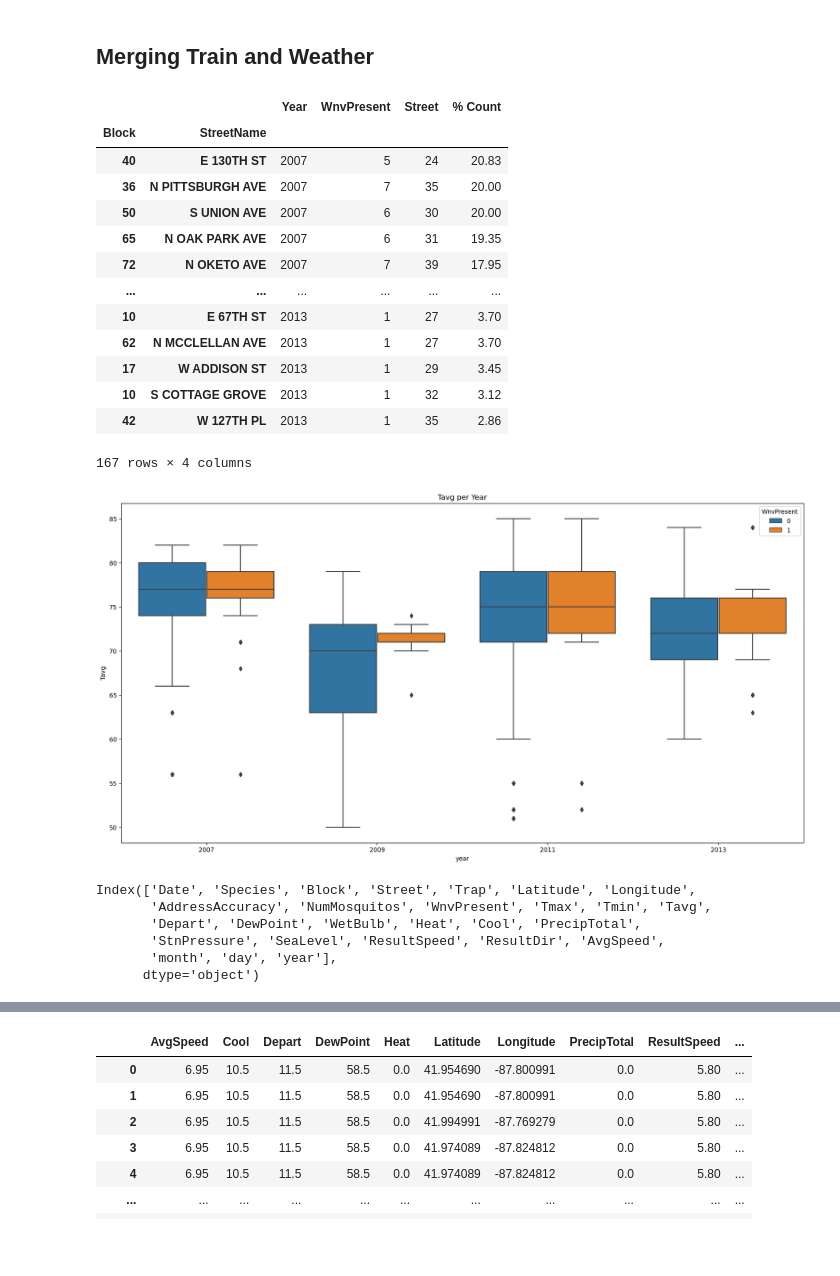
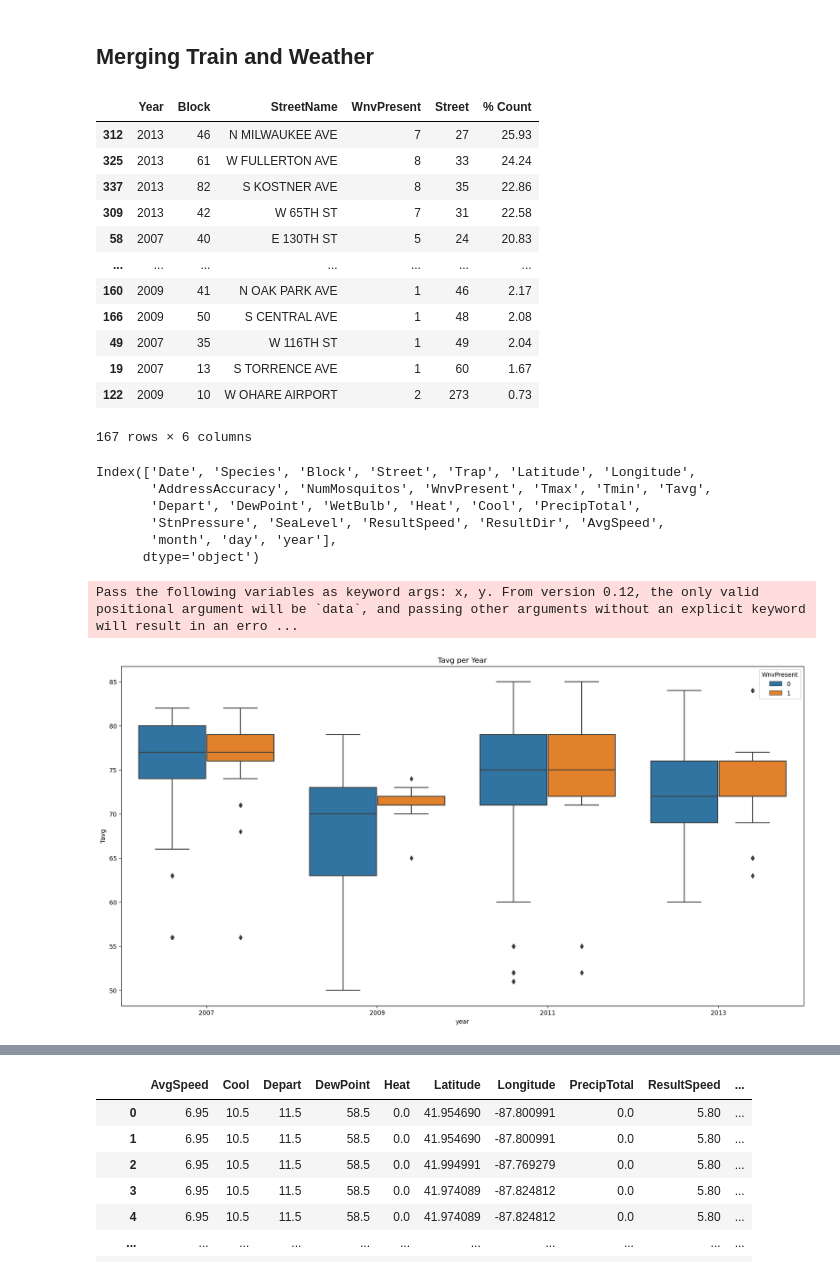
Before and after one commit to evanwmeeks/Springboard, a Jupyter notebook: Capstone 2/Capstone 2 - West Nile Virus Prediction.ipynb, the cells around one changed output, grey strips where cells are left out. Saved outputs shown, nothing was run; the diff lists cells and outputs as text; code cells hidden in the pictures; blank space fills up the shorter version.

```diff
--- a/Capstone 2/Capstone 2 - West Nile Virus Prediction.ipynb
+++ b/Capstone 2/Capstone 2 - West Nile Virus Prediction.ipynb
@@ -321,16 +315,12 @@ weather.Sunset.replace('1760','1800',inplace=True)
 weather.Sunset.replace('1660','1700',inplace=True)
 # %%
 #Converting columns to int type
-weather[['Tavg', 'Depart', 'WetBulb', 'Heat', 'Cool',
-                   'WetBulb', 'Heat', 'Cool','Tavg'] ]=weather[['Tavg', 'Depart',
-                   'WetBulb', 'Heat', 'Cool','WetBulb',
-                   'Heat', 'Cool','Tavg' ]].apply(pd.to_numeric)
+weather[['Tavg', 'Depart', 'WetBulb', 'Heat', 'Cool' ]]=weather[['Tavg', 'Depart',
+                   'WetBulb', 'Heat', 'Cool']].apply(pd.to_numeric)
 # %%
 #Converting Columns to float type
-weather[['PrecipTotal','StnPressure', 'SeaLevel', 'AvgSpeed',
-                   'PrecipTotal', 'StnPressure','SeaLevel', 'AvgSpeed'] ]=weather[[
-                    'PrecipTotal','StnPressure', 'SeaLevel', 'AvgSpeed','PrecipTotal',
-                    'StnPressure','SeaLevel', 'AvgSpeed' ]].apply(pd.to_numeric, downcast='float')
+weather[['PrecipTotal','StnPressure', 'SeaLevel', 'AvgSpeed']]=weather[[
+                    'PrecipTotal','StnPressure', 'SeaLevel', 'AvgSpeed']].apply(pd.to_numeric, downcast='float')
 # %%
 #Finding average of weather data between the two stations by date
 weather = weather.drop("Station", axis = 1)
@@ -368,39 +358,50 @@ merged['year']=merged.Date.apply(create_year).apply(pd.to_numeric)
 # %%
 #Finding the streets with the highest virus concentration
 x = merged.groupby(['year','Block','Street'])['WnvPresent'].sum()
 y = merged.groupby(['year','Block','Street'])['Street'].count()
 
 z = pd.concat([x,y], axis=1)
 z['% Count'] = np.round(x/y,4)*100
 
 z.index.rename(['Year','Block','StreetName'],inplace=True)
 z.reset_index(inplace=True, )
-z.set_index(['Block','StreetName'], inplace=True)
+#z.set_index(['Block','StreetName'], inplace=True)
 z.rename({'Stree':'Strt_Rec_Cnt'}, inplace=True)
-z[z['% Count']>0].sort_values(by=['Year','% Count'], ascending=[True,False])
+z[z['% Count']>0].sort_values(by=['% Count'], ascending=[False])
+#pd.DataFrame.to_excel(z[z['% Count']>0].sort_values(by=['% Count'], ascending=[False]),"Location.xlsx")
 # %% [output]
-|  |  | Year | WnvPresent | Street | % Count |
-| Block | StreetName |  |  |  |  |
-| 40 | E 130TH ST | 2007 | 5 | 24 | 20.83 |
-| 36 | N PITTSBURGH AVE | 2007 | 7 | 35 | 20.00 |
-| 50 | S UNION AVE | 2007 | 6 | 30 | 20.00 |
-| 65 | N OAK PARK AVE | 2007 | 6 | 31 | 19.35 |
-| 72 | N OKETO AVE | 2007 | 7 | 39 | 17.95 |
-| ... | ... | ... | ... | ... | ... |
-| 10 | E 67TH ST | 2013 | 1 | 27 | 3.70 |
-| 62 | N MCCLELLAN AVE | 2013 | 1 | 27 | 3.70 |
-| 17 | W ADDISON ST | 2013 | 1 | 29 | 3.45 |
-| 10 | S COTTAGE GROVE | 2013 | 1 | 32 | 3.12 |
-| 42 | W 127TH PL | 2013 | 1 | 35 | 2.86 |
+|  | Year | Block | StreetName | WnvPresent | Street | % Count |
+| 312 | 2013 | 46 | N MILWAUKEE AVE | 7 | 27 | 25.93 |
+| 325 | 2013 | 61 | W FULLERTON AVE | 8 | 33 | 24.24 |
+| 337 | 2013 | 82 | S KOSTNER AVE | 8 | 35 | 22.86 |
+| 309 | 2013 | 42 | W 65TH ST | 7 | 31 | 22.58 |
+| 58 | 2007 | 40 | E 130TH ST | 5 | 24 | 20.83 |
+| ... | ... | ... | ... | ... | ... | ... |
+| 160 | 2009 | 41 | N OAK PARK AVE | 1 | 46 | 2.17 |
+| 166 | 2009 | 50 | S CENTRAL AVE | 1 | 48 | 2.08 |
+| 49 | 2007 | 35 | W 116TH ST | 1 | 49 | 2.04 |
+| 19 | 2007 | 13 | S TORRENCE AVE | 1 | 60 | 1.67 |
+| 122 | 2009 | 10 | W OHARE AIRPORT | 2 | 273 | 0.73 |
-167 rows × 4 columns
+167 rows × 6 columns
+# %%
+merged.columns
+# %% [output]
+Index(['Date', 'Species', 'Block', 'Street', 'Trap', 'Latitude', 'Longitude',
+       'AddressAccuracy', 'NumMosquitos', 'WnvPresent', 'Tmax', 'Tmin', 'Tavg',
+       'Depart', 'DewPoint', 'WetBulb', 'Heat', 'Cool', 'PrecipTotal',
+       'StnPressure', 'SeaLevel', 'ResultSpeed', 'ResultDir', 'AvgSpeed',
+       'month', 'day', 'year'],
+      dtype='object')
 # %%
 # A box plot of the Tavg each year shows that both warmer years and less volatile temperature differences
 # during said year typically produced more WNV cases.
 fig, ax = plt.subplots(1,1, figsize=(20,10))
 sns.boxplot(merged['year'],merged['Tavg'].apply(int), hue = merged['WnvPresent'], ax=ax)
 ax.set_title('Tavg per Year')
+plt.savefig('TavgPerYear')
 plt.show()
 # %% [output]
+Pass the following variables as keyword args: x, y. From version 0.12, the only valid positional argument will be `data`, and passing other arguments without an explicit keyword will result in an erro ...
 [figure]
 # %%
 #Custom funtion to change months into their respective names, soley for readability.
@@ -413,12 +414,3 @@ def mkmonth(n):
     else: month = 'Oct'
     return(month)
 merged["month"] =merged.month.apply(mkmonth)
-# %%
-merged.columns
-# %% [output]
-Index(['Date', 'Species', 'Block', 'Street', 'Trap', 'Latitude', 'Longitude',
-       'AddressAccuracy', 'NumMosquitos', 'WnvPresent', 'Tmax', 'Tmin', 'Tavg',
-       'Depart', 'DewPoint', 'WetBulb', 'Heat', 'Cool', 'PrecipTotal',
-       'StnPressure', 'SeaLevel', 'ResultSpeed', 'ResultDir', 'AvgSpeed',
-       'month', 'day', 'year'],
-      dtype='object')
```
Also changed, not shown: parts of 23 cells of this notebook, 8 other files.
